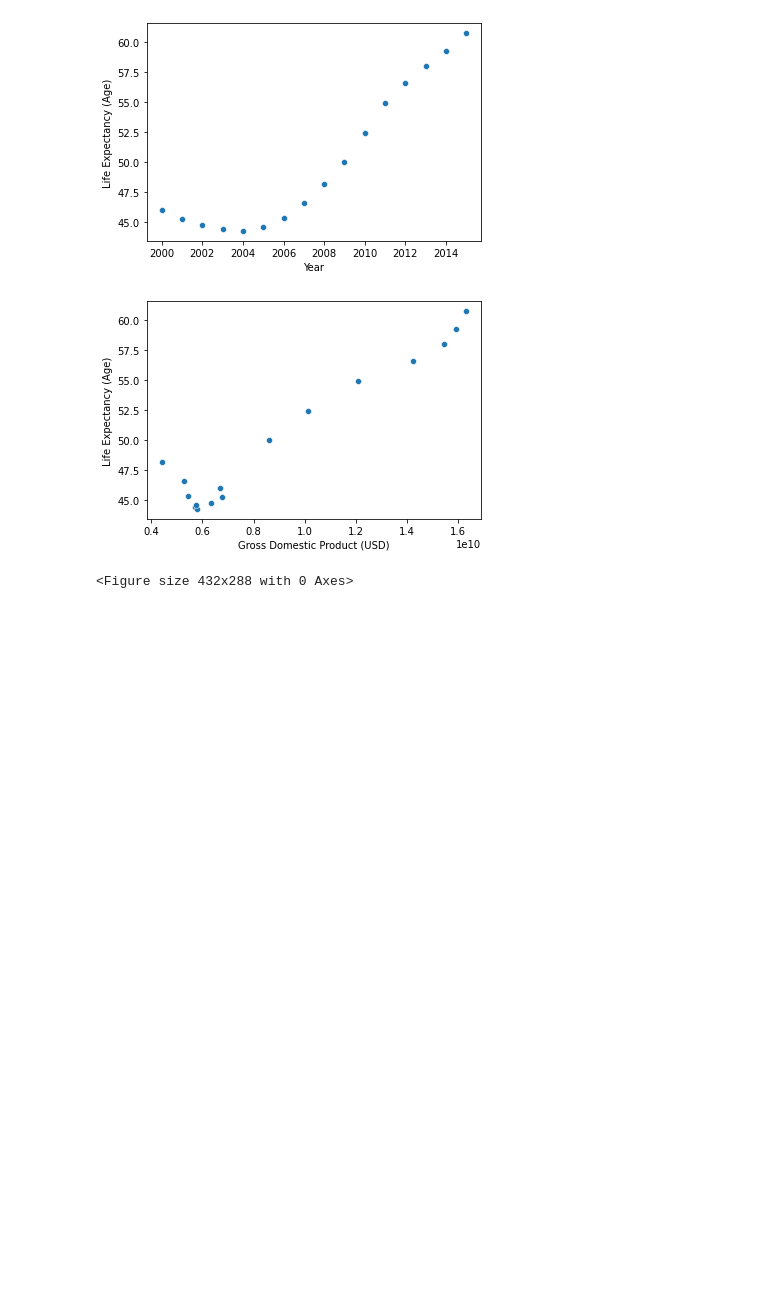
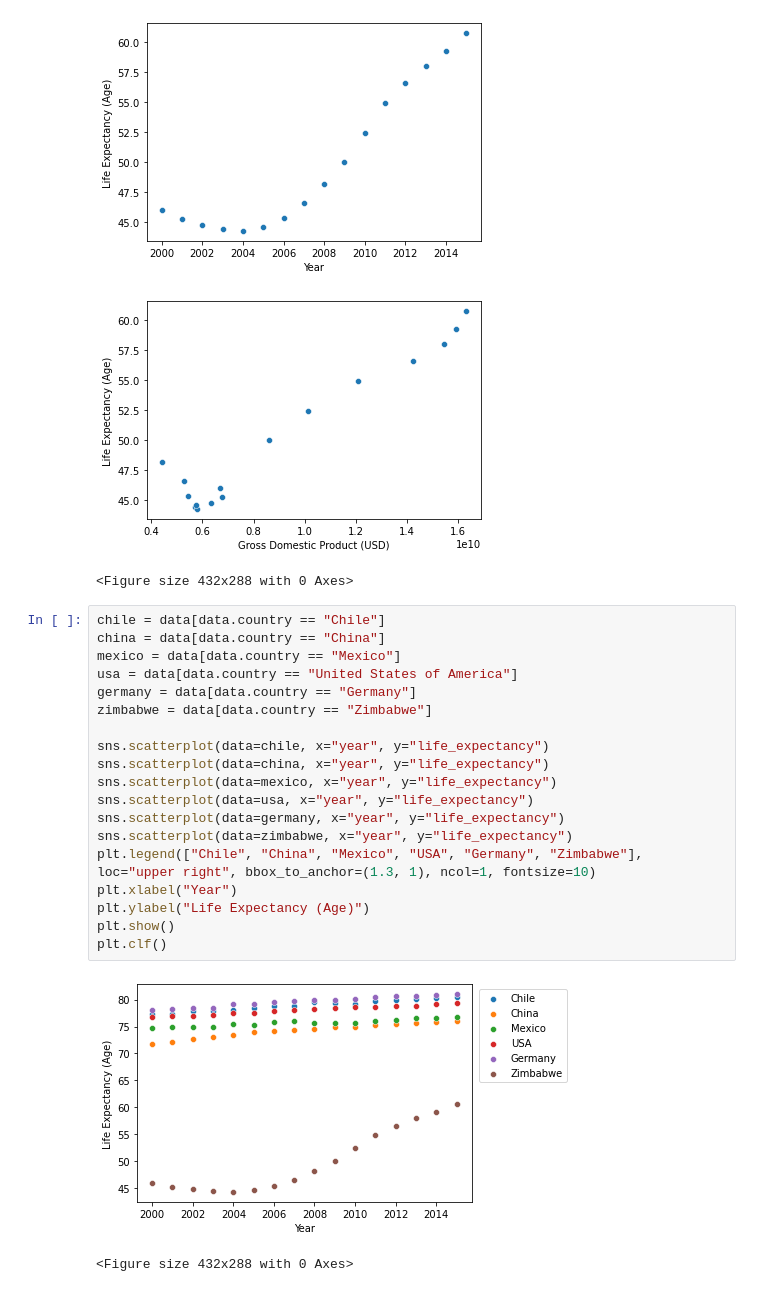
Before and after one commit to Rodrigo-Flores/life-expentancy-codecademy, a Jupyter notebook: life_expectancy_gdp.ipynb, the cells around one changed output. Drawn from its saved outputs; the diff is of its cells as text; blank space fills up the shorter version.

```diff
--- a/life_expectancy_gdp.ipynb
+++ b/life_expectancy_gdp.ipynb
@@ -237,3 +237,25 @@ plt.clf()
 [figure]
 [figure]
 <Figure size 432x288 with 0 Axes>
+# %%
+chile = data[data.country == "Chile"]
+china = data[data.country == "China"]
+mexico = data[data.country == "Mexico"]
+usa = data[data.country == "United States of America"]
+germany = data[data.country == "Germany"]
+zimbabwe = data[data.country == "Zimbabwe"]
+
+sns.scatterplot(data=chile, x="year", y="life_expectancy")
+sns.scatterplot(data=china, x="year", y="life_expectancy")
+sns.scatterplot(data=mexico, x="year", y="life_expectancy")
+sns.scatterplot(data=usa, x="year", y="life_expectancy")
+sns.scatterplot(data=germany, x="year", y="life_expectancy")
+sns.scatterplot(data=zimbabwe, x="year", y="life_expectancy")
+plt.legend(["Chile", "China", "Mexico", "USA", "Germany", "Zimbabwe"], loc="upper right", bbox_to_anchor=(1.3, 1), ncol=1, fontsize=10)
+plt.xlabel("Year")
+plt.ylabel("Life Expectancy (Age)")
+plt.show()
+plt.clf()
+# %% [output]
+[figure, added]
+<Figure size 432x288 with 0 Axes>
```
Also changed, not shown: parts of 3 cells of this notebook.
